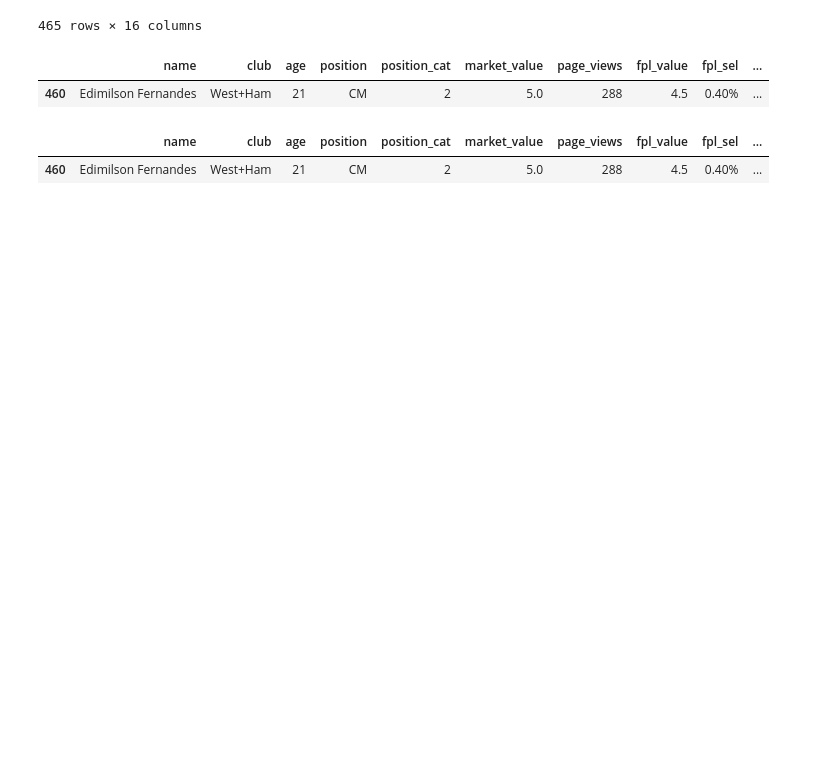
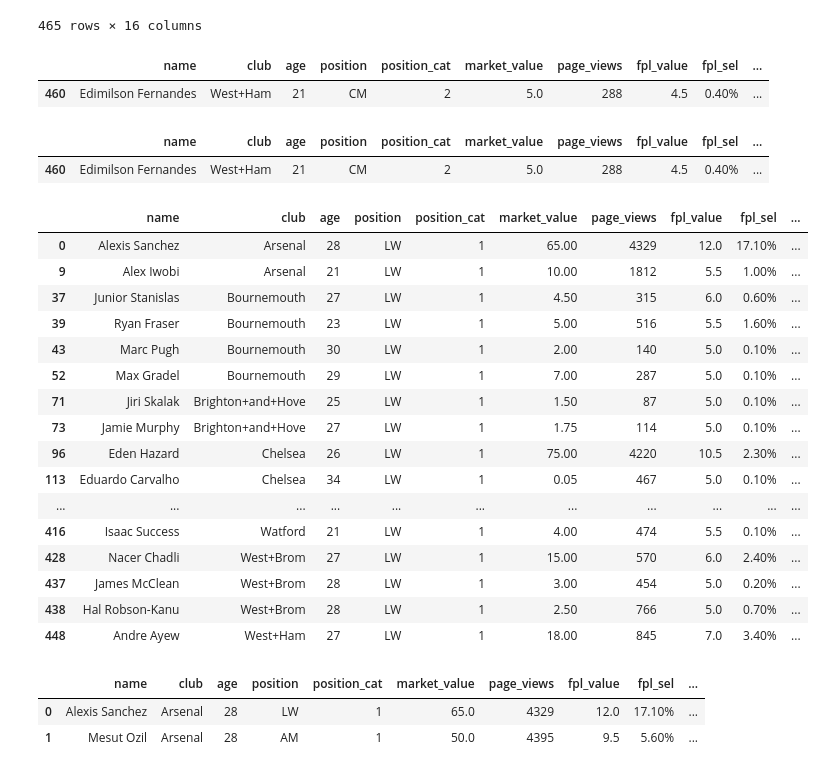
Before and after one commit to junio-firmino/Aprendizado_python, a Jupyter notebook: soccer.ipynb, the cells around one changed output. Cells and saved outputs as stored; diff of their text form; code cells hidden in the pictures; blank space fills up the shorter version.

```diff
--- a/soccer.ipynb
+++ b/soccer.ipynb
@@ -116,3 +116,29 @@ players[players.name == 'Edimilson Fernandes']
 # %% [output]
 |  | name | club | age | position | position_cat | market_value | page_views | fpl_value | fpl_sel | ... |
 | 460 | Edimilson Fernandes | West+Ham | 21 | CM | 2 | 5.0 | 288 | 4.5 | 0.40% | ... |
+# %%
+players[players.position == 'LW']
+# %% [output]
+|  | name | club | age | position | position_cat | market_value | page_views | fpl_value | fpl_sel | ... |
+| 0 | Alexis Sanchez | Arsenal | 28 | LW | 1 | 65.00 | 4329 | 12.0 | 17.10% | ... |
+| 9 | Alex Iwobi | Arsenal | 21 | LW | 1 | 10.00 | 1812 | 5.5 | 1.00% | ... |
+| 37 | Junior Stanislas | Bournemouth | 27 | LW | 1 | 4.50 | 315 | 6.0 | 0.60% | ... |
+| 39 | Ryan Fraser | Bournemouth | 23 | LW | 1 | 5.00 | 516 | 5.5 | 1.60% | ... |
+| 43 | Marc Pugh | Bournemouth | 30 | LW | 1 | 2.00 | 140 | 5.0 | 0.10% | ... |
+| 52 | Max Gradel | Bournemouth | 29 | LW | 1 | 7.00 | 287 | 5.0 | 0.10% | ... |
+| 71 | Jiri Skalak | Brighton+and+Hove | 25 | LW | 1 | 1.50 | 87 | 5.0 | 0.10% | ... |
+| 73 | Jamie Murphy | Brighton+and+Hove | 27 | LW | 1 | 1.75 | 114 | 5.0 | 0.10% | ... |
+| 96 | Eden Hazard | Chelsea | 26 | LW | 1 | 75.00 | 4220 | 10.5 | 2.30% | ... |
+| 113 | Eduardo Carvalho | Chelsea | 34 | LW | 1 | 0.05 | 467 | 5.0 | 0.10% | ... |
+| ... | ... | ... | ... | ... | ... | ... | ... | ... | ... | ... |
+| 416 | Isaac Success | Watford | 21 | LW | 1 | 4.00 | 474 | 5.5 | 0.10% | ... |
+| 428 | Nacer Chadli | West+Brom | 27 | LW | 1 | 15.00 | 570 | 6.0 | 2.40% | ... |
+| 437 | James McClean | West+Brom | 28 | LW | 1 | 3.00 | 454 | 5.0 | 0.20% | ... |
+| 438 | Hal Robson-Kanu | West+Brom | 28 | LW | 1 | 2.50 | 766 | 5.0 | 0.70% | ... |
+| 448 | Andre Ayew | West+Ham | 27 | LW | 1 | 18.00 | 845 | 7.0 | 3.40% | ... |
+# %%
+players.head(2)
+# %% [output]
+|  | name | club | age | position | position_cat | market_value | page_views | fpl_value | fpl_sel | ... |
+| 0 | Alexis Sanchez | Arsenal | 28 | LW | 1 | 65.0 | 4329 | 12.0 | 17.10% | ... |
+| 1 | Mesut Ozil | Arsenal | 28 | AM | 1 | 50.0 | 4395 | 9.5 | 5.60% | ... |
```
Also changed, not shown: parts of 6 cells of this notebook.
